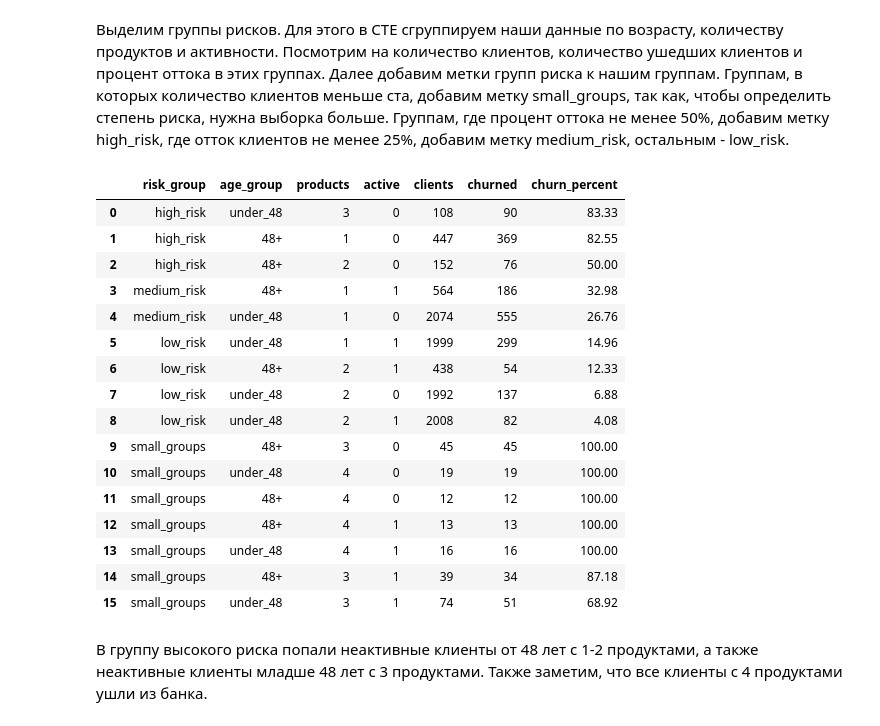
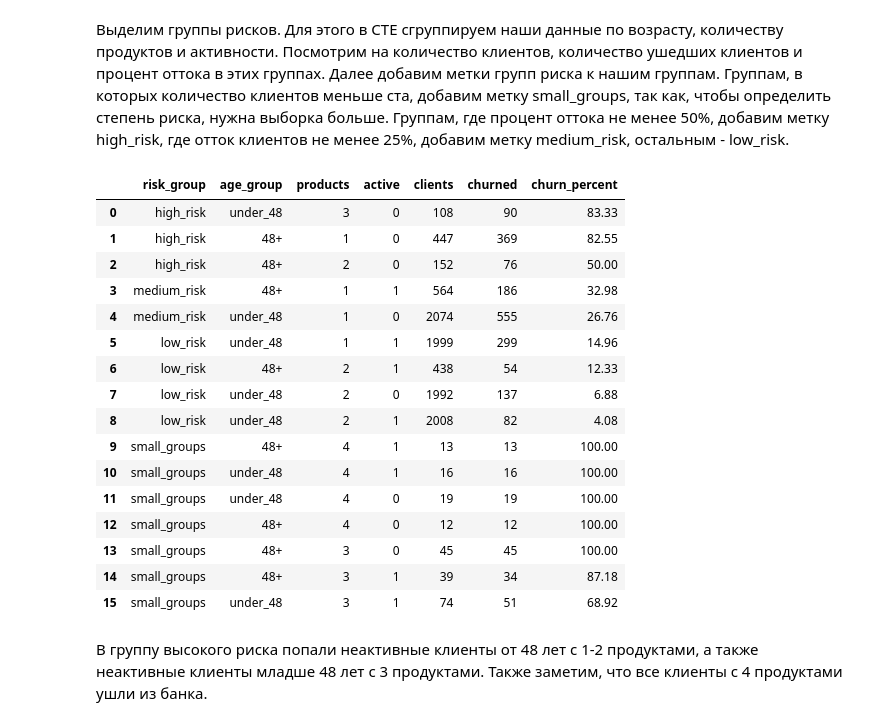
Before and after one commit to ilushav/bank-churn-analysis, a Jupyter notebook: notebooks/analysis.ipynb, the cells around one changed output. Cells and saved outputs as stored; diff of their text form; code cells hidden in the pictures.

```diff
--- a/notebooks/analysis.ipynb
+++ b/notebooks/analysis.ipynb
@@ -347,32 +353,33 @@ duckdb.sql(query).df()
 # %%
 query = """
 WITH clients_with_age AS (
     SELECT CASE WHEN Age <= 47 THEN 'under_48' ELSE '48+' END AS age_group, NumOfProducts AS products, IsActiveMember AS active, COUNT(*) AS clients, CAST(SUM(Exited) AS INTEGER) AS churned, ROUND(AVG(Exited) * 100, 2) AS churn_percent
     FROM df
     GROUP BY age_group, products, active
 )
 
 SELECT CASE WHEN clients < 100 THEN 'small_groups' WHEN churn_percent >= 50 THEN 'high_risk' WHEN churn_percent >= 25 THEN 'medium_risk' ELSE 'low_risk' END AS risk_group, *
 FROM clients_with_age
 ORDER BY CASE WHEN risk_group = 'high_risk' THEN 1 WHEN risk_group = 'medium_risk' THEN 2 WHEN risk_group = 'low_risk' THEN 3 WHEN risk_group = 'small_groups' THEN 4 END, churn_percent DESC
 """
-duckdb.sql(query).df()
+segments = duckdb.sql(query).df()
+segments
 # %% [output]
 |  | risk_group | age_group | products | active | clients | churned | churn_percent |
 | 0 | high_risk | under_48 | 3 | 0 | 108 | 90 | 83.33 |
 | 1 | high_risk | 48+ | 1 | 0 | 447 | 369 | 82.55 |
 | 2 | high_risk | 48+ | 2 | 0 | 152 | 76 | 50.00 |
 | 3 | medium_risk | 48+ | 1 | 1 | 564 | 186 | 32.98 |
 | 4 | medium_risk | under_48 | 1 | 0 | 2074 | 555 | 26.76 |
 | 5 | low_risk | under_48 | 1 | 1 | 1999 | 299 | 14.96 |
 | 6 | low_risk | 48+ | 2 | 1 | 438 | 54 | 12.33 |
 | 7 | low_risk | under_48 | 2 | 0 | 1992 | 137 | 6.88 |
 | 8 | low_risk | under_48 | 2 | 1 | 2008 | 82 | 4.08 |
-| 9 | small_groups | 48+ | 3 | 0 | 45 | 45 | 100.00 |
-| 10 | small_groups | under_48 | 4 | 0 | 19 | 19 | 100.00 |
-| 11 | small_groups | 48+ | 4 | 0 | 12 | 12 | 100.00 |
-| 12 | small_groups | 48+ | 4 | 1 | 13 | 13 | 100.00 |
-| 13 | small_groups | under_48 | 4 | 1 | 16 | 16 | 100.00 |
+| 9 | small_groups | 48+ | 4 | 1 | 13 | 13 | 100.00 |
+| 10 | small_groups | under_48 | 4 | 1 | 16 | 16 | 100.00 |
+| 11 | small_groups | under_48 | 4 | 0 | 19 | 19 | 100.00 |
+| 12 | small_groups | 48+ | 4 | 0 | 12 | 12 | 100.00 |
+| 13 | small_groups | 48+ | 3 | 0 | 45 | 45 | 100.00 |
 | 14 | small_groups | 48+ | 3 | 1 | 39 | 34 | 87.18 |
 | 15 | small_groups | under_48 | 3 | 1 | 74 | 51 | 68.92 |
 # %% [markdown]
```
Also changed, not shown: parts of 22 cells of this notebook, 7 other files.
